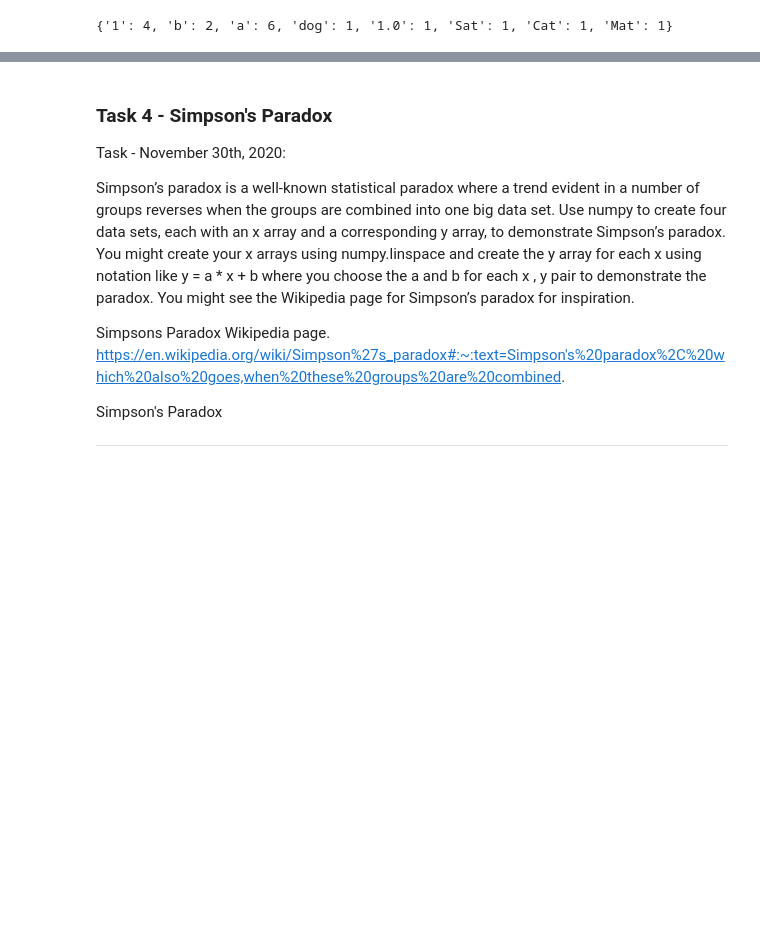
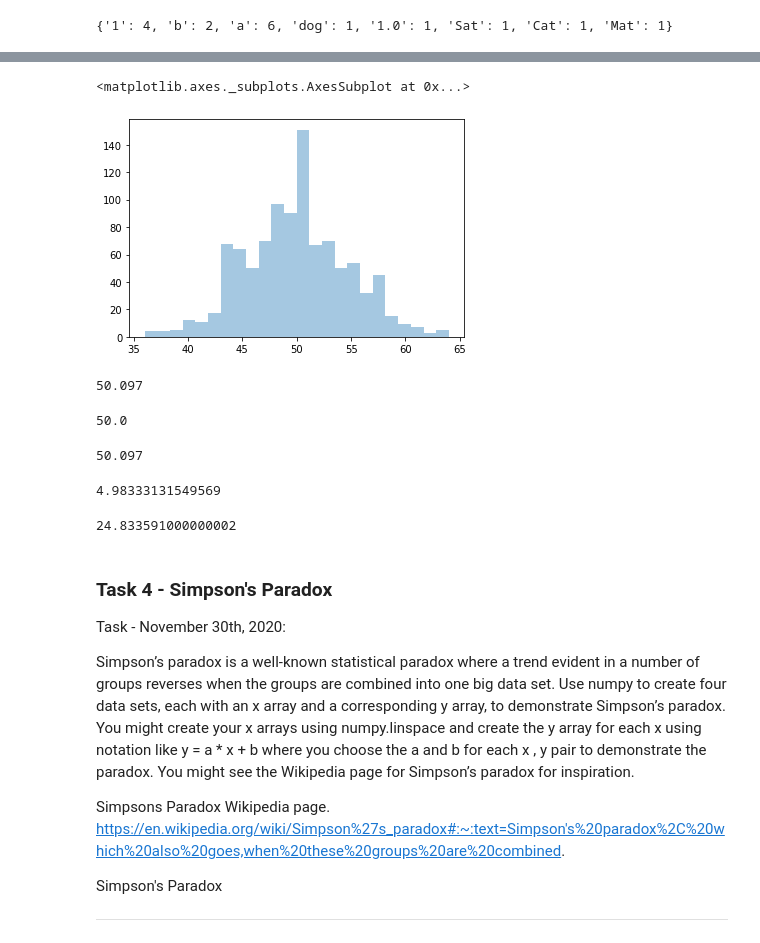
Before and after one commit to EibhinnLee/Tasks-Fundamentals-of-Data-Analysis, a Jupyter notebook: Fundamentals of Data Analysis - Tasks.ipynb, the cells around one changed output, grey strips where cells are left out. Drawn from its saved outputs; the diff is of its cells as text; code cells hidden in the pictures; blank space fills up the shorter version.

```diff
--- a/Fundamentals of Data Analysis - Tasks.ipynb
+++ b/Fundamentals of Data Analysis - Tasks.ipynb
@@ -288,2 +299,42 @@ s
+# %%
+sns.distplot(rng.binomial(n=100, p=0.5, size=1000), hist=True, kde=False)
+# %% [output]
+<matplotlib.axes._subplots.AxesSubplot at 0x...>
+[figure, added]
+# %%
+# Mean of the array
+# Arithmetic mean is the sum of elements along an axis divided by the number of elements.
+#The numpy.mean() function returns the arithmetic mean of elements in the array.
+
+coin_mean = np.mean(coin)
+coin_mean
+# %% [output]
+50.097
+# %%
+# Median is defined as the value separating the higher half of a data sample from the lower half.
+coin_median = np.median(coin)
+coin_median
+# %% [output]
+50.0
+# %%
+# average
+# Weighted average is an average resulting from the multiplication of each component by a factor reflecting its importance.
+#The numpy.average() function computes the weighted average of elements in an array according to their respective weight given in another array.
+#The function can have an axis parameter.
+
+coin_average = np.average(coin)
+coin_average
+# %% [output]
+50.097
+# %%
+# Standard deviation is the square root of the average of squared deviations from mean
+np.std(coin)
+# %% [output]
+4.98333131549569
+# %%
+# Variance is the average of squared deviations
+np.var(coin)
+# %% [output]
+24.833591000000002
 # %%
 #https://livebook.manning.com/book/data-science-bookcamp/chapter-3/v-2/15
```
Also changed, not shown: parts of 38 cells of this notebook.
